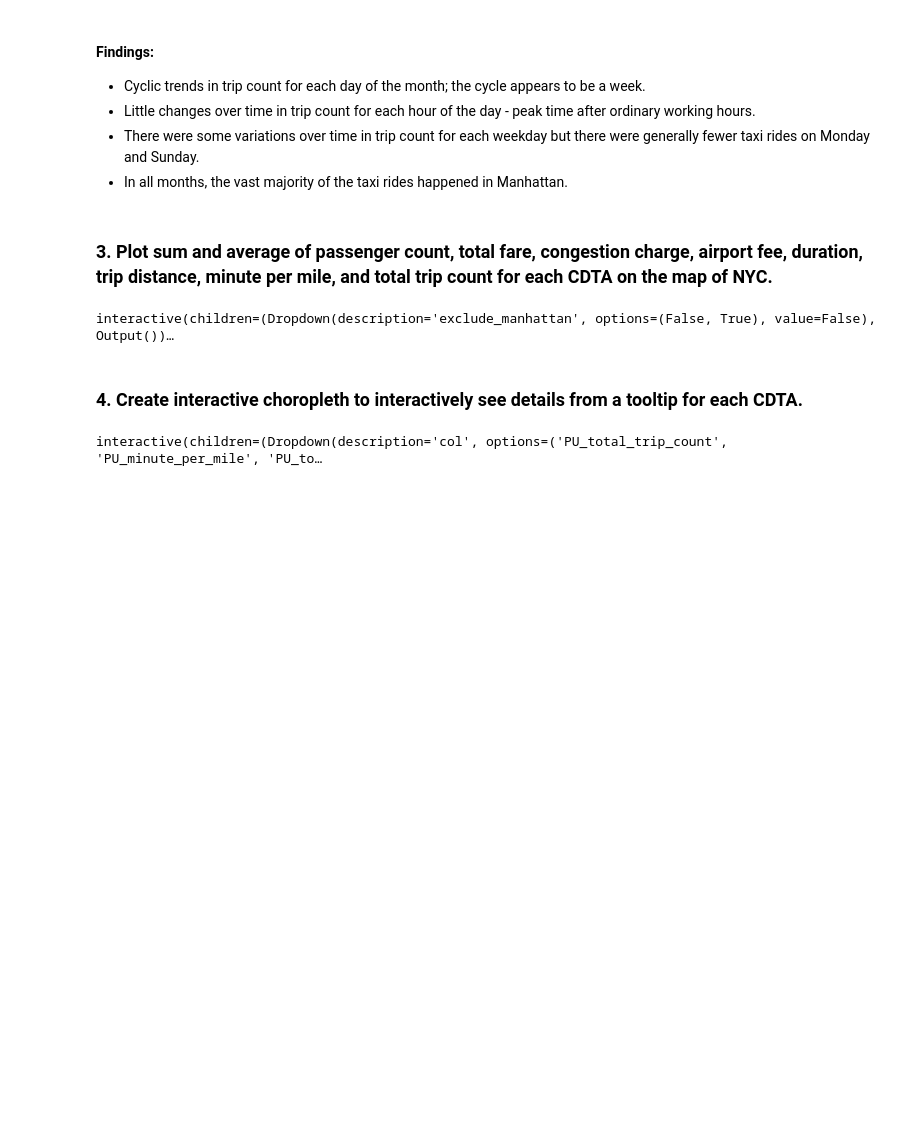
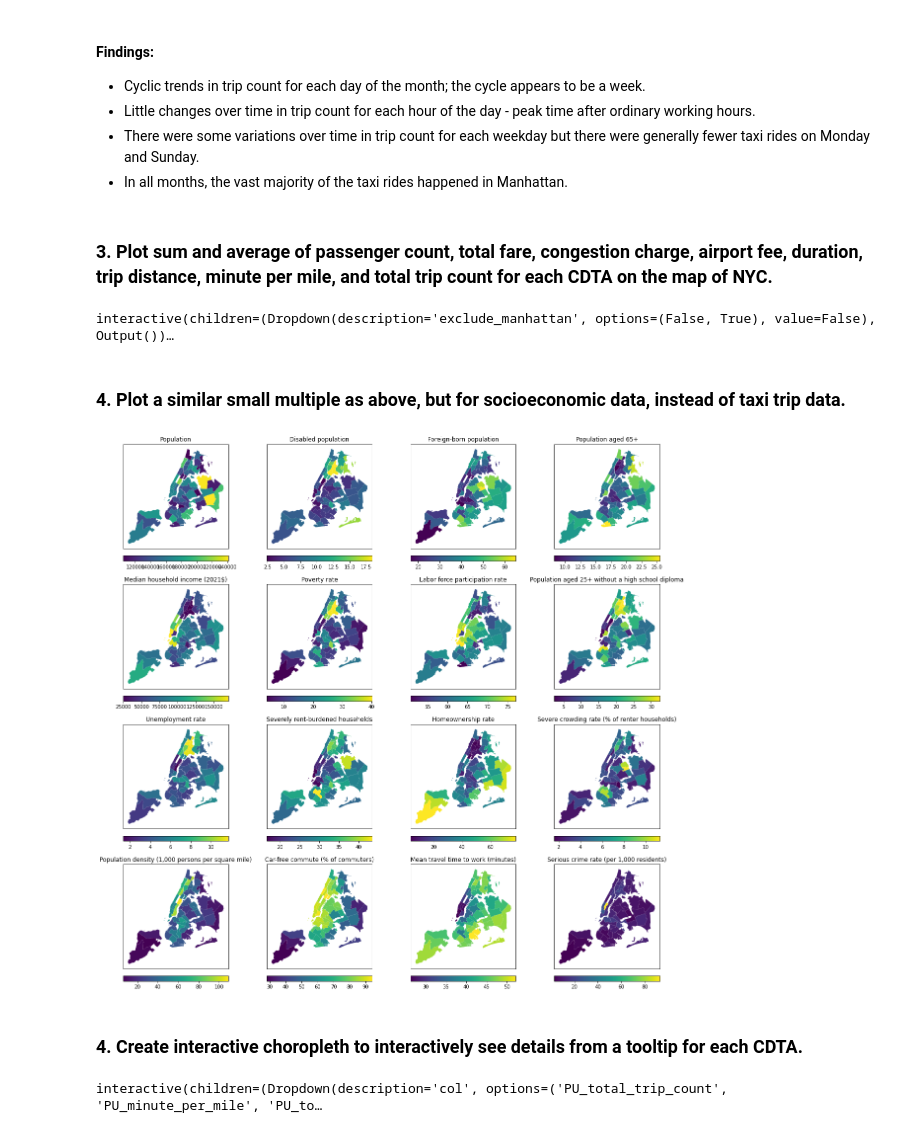
Before and after one commit to henryhyunwookim/NYC-Transportation-and-Socioeconomic-Data-Analysis, a Jupyter notebook: taxi/visualizations.ipynb, the cells around one changed output. Drawn from its saved outputs; the diff is of its cells as text; code cells hidden in the pictures; blank space fills up the shorter version.

```diff
--- a/taxi/visualizations.ipynb
+++ b/taxi/visualizations.ipynb
@@ -9,9 +10,10 @@ from functions import load_cdta_df, load_cdta_df_per_month,\
 
 import ipywidgets as widgets
 # %%
-cdta_df = load_cdta_df(folder_name="data\\cdta_df")
+cdta_df = load_cdta_df(folder_name="data\\cdta_df").set_geometry("geometry")
 dfs, year_months = load_cdta_df_per_month(folder_name="data\\cdta_df",
                         year_month_list = ['2022-01', '2022-02', '2022-03', '2022-04', '2022-05', '2022-06'])
+socio_df = get_socio_df(cdta_df).set_geometry("geometry")
 # %% [output]
 cdta_df loaded from c:\Users\Admin\Documents\GitHub\NYC-Transportation-and-Socioeconomic-Data-Analysis\taxi\data\cdta_df.
 cdta_df_PU_2022-01.csv loaded from c:\Users\Admin\Documents\GitHub\NYC-Transportation-and-Socioeconomic-Data-Analysis\taxi\data\cdta_df.
@@ -79,5 +71,11 @@ m = widgets.interactive(plot_on_map_interactive,
 display(m)
 # %% [output]
 interactive(children=(Dropdown(description='exclude_manhattan', options=(False, True), value=False), Output())…
+# %% [markdown]
+### 4. Plot a similar small multiple as above, but for socioeconomic data, instead of taxi trip data.
+# %%
+plot_socio_on_map(socio_df)
+# %% [output]
+[figure, added]
 # %% [markdown]
 ### 4. Create interactive choropleth to interactively see details from a tooltip for each CDTA.
```
Also changed, not shown: parts of 9 cells of this notebook, 2 other files.
